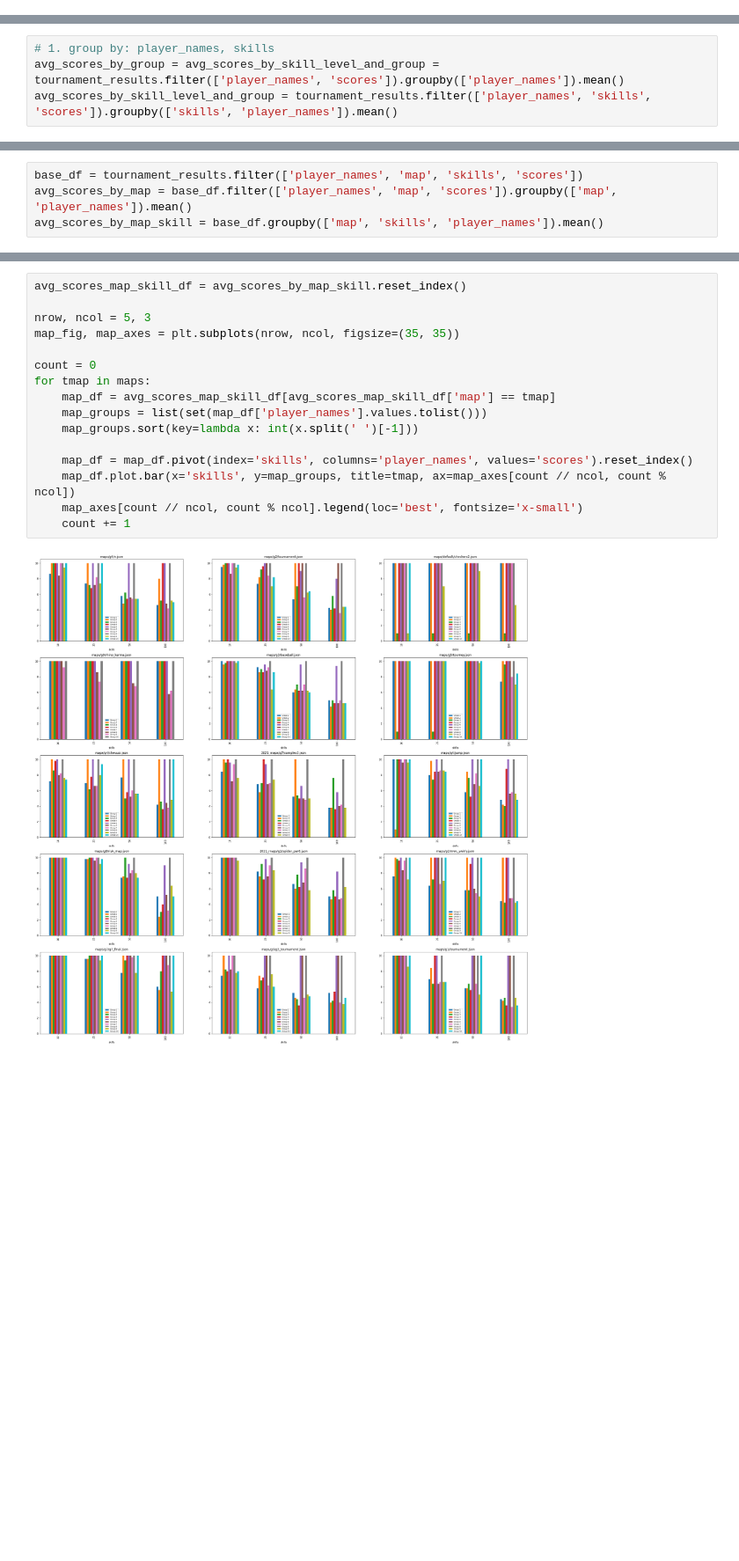
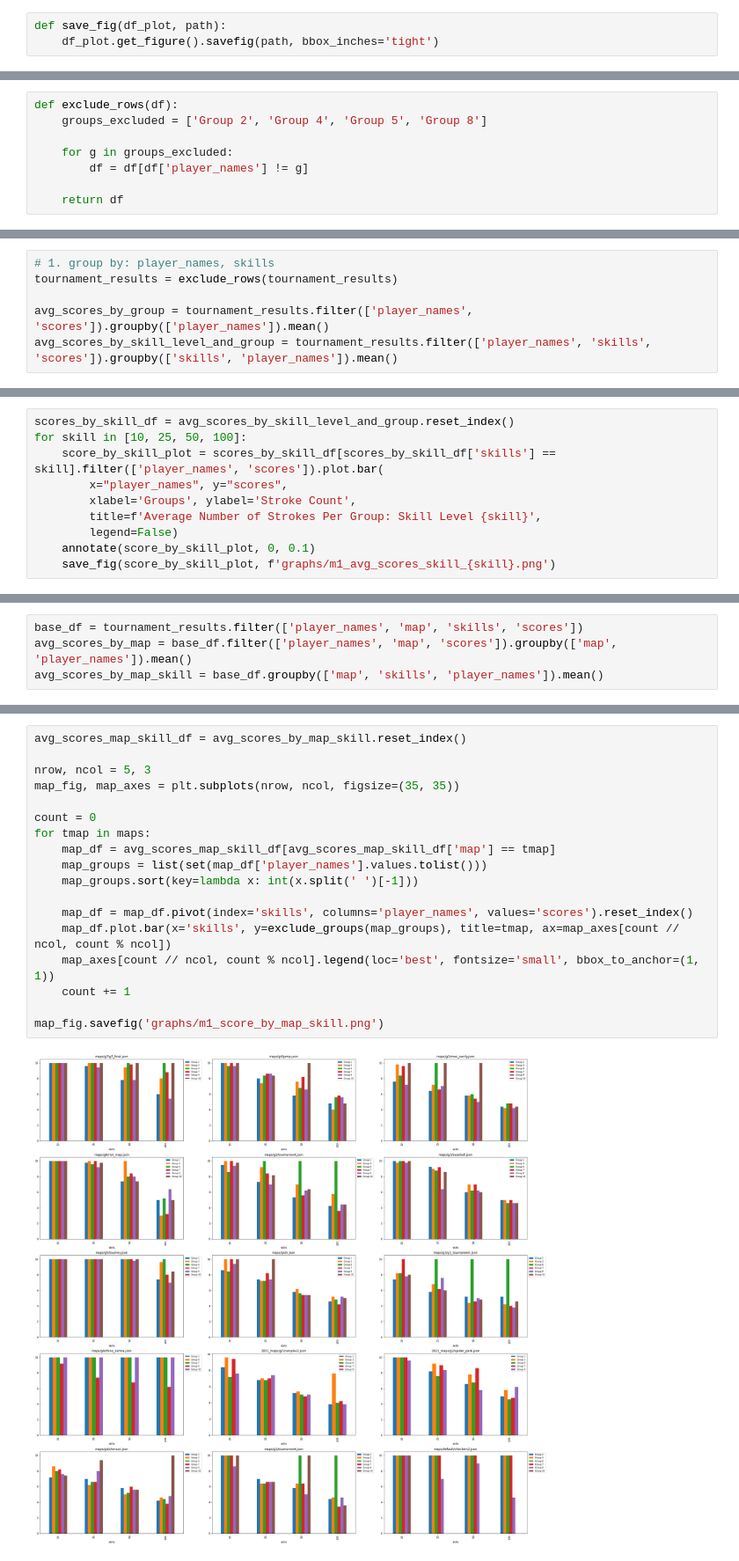
Before and after one commit to yunlanli/polygolf22, a Jupyter notebook: notebooks/tournament_m1_result_analysis.ipynb, the cells around one changed output, grey strips where cells are left out. Shown: that part at 88% size. Saved outputs shown, nothing was run; the diff lists cells and outputs as text; blank space fills up the shorter version.

```diff
--- a/notebooks/tournament_m1_result_analysis.ipynb
+++ b/notebooks/tournament_m1_result_analysis.ipynb
@@ -25,0 +41,3 @@ tournament_results.head()
+# %%
+def save_fig(df_plot, path):
+	df_plot.get_figure().savefig(path, bbox_inches='tight')
@@ -109,3 +168,11 @@ df_penalties_by_skill.plot.bar(x='skills', y=groups)
+# %%
+def exclude_rows(df):
+	groups_excluded = ['Group 2', 'Group 4', 'Group 5', 'Group 8']
+
+	for g in groups_excluded:
+		df = df[df['player_names'] != g]
+
+	return df
 # %% [markdown]
 ## Scores
 
@@ -114,5 +181,7 @@ We are interested in two metrics:
 - average score for different skill levels
 # %%
 # 1. group by: player_names, skills
-avg_scores_by_group = avg_scores_by_skill_level_and_group = tournament_results.filter(['player_names', 'scores']).groupby(['player_names']).mean()
+tournament_results = exclude_rows(tournament_results)
+
+avg_scores_by_group = tournament_results.filter(['player_names', 'scores']).groupby(['player_names']).mean()
 avg_scores_by_skill_level_and_group = tournament_results.filter(['player_names', 'skills', 'scores']).groupby(['skills', 'player_names']).mean()
@@ -130,0 +221,10 @@ scores_by_skill_df.plot.bar(x="skills", y=groups)
+# %%
+scores_by_skill_df = avg_scores_by_skill_level_and_group.reset_index()
+for skill in [10, 25, 50, 100]:
+	score_by_skill_plot = scores_by_skill_df[scores_by_skill_df['skills'] == skill].filter(['player_names', 'scores']).plot.bar(
+		x="player_names", y="scores",
+		xlabel='Groups', ylabel='Stroke Count',
+		title=f'Average Number of Strokes Per Group: Skill Level {skill}',
+		legend=False)
+	annotate(score_by_skill_plot, 0, 0.1)
+	save_fig(score_by_skill_plot, f'graphs/m1_avg_scores_skill_{skill}.png')
@@ -154,18 +270,20 @@ avg_scores_map_df.head(tl).plot.bar(x='map', y=groups)
 # %%
 avg_scores_map_skill_df = avg_scores_by_map_skill.reset_index()
 
 nrow, ncol = 5, 3
 map_fig, map_axes = plt.subplots(nrow, ncol, figsize=(35, 35))
 
 count = 0
 for tmap in maps:
 	map_df = avg_scores_map_skill_df[avg_scores_map_skill_df['map'] == tmap]
 	map_groups = list(set(map_df['player_names'].values.tolist()))
 	map_groups.sort(key=lambda x: int(x.split(' ')[-1]))
 
 	map_df = map_df.pivot(index='skills', columns='player_names', values='scores').reset_index()
-	map_df.plot.bar(x='skills', y=map_groups, title=tmap, ax=map_axes[count // ncol, count % ncol])
-	map_axes[count // ncol, count % ncol].legend(loc='best', fontsize='x-small')
+	map_df.plot.bar(x='skills', y=exclude_groups(map_groups), title=tmap, ax=map_axes[count // ncol, count % ncol])
+	map_axes[count // ncol, count % ncol].legend(loc='best', fontsize='small', bbox_to_anchor=(1, 1))
 	count += 1
+
+map_fig.savefig('graphs/m1_score_by_map_skill.png')
 # %% [output]
-[figure, old version]
+[figure, new version]
```
Also changed, not shown: parts of 16 cells of this notebook.
